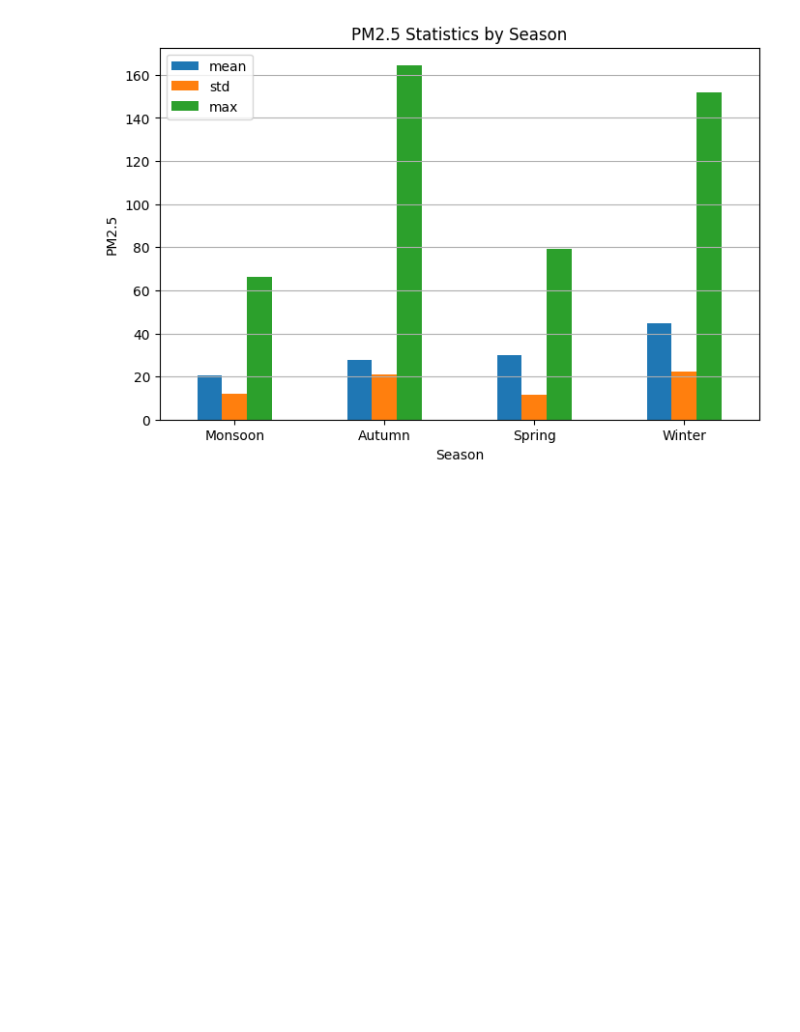
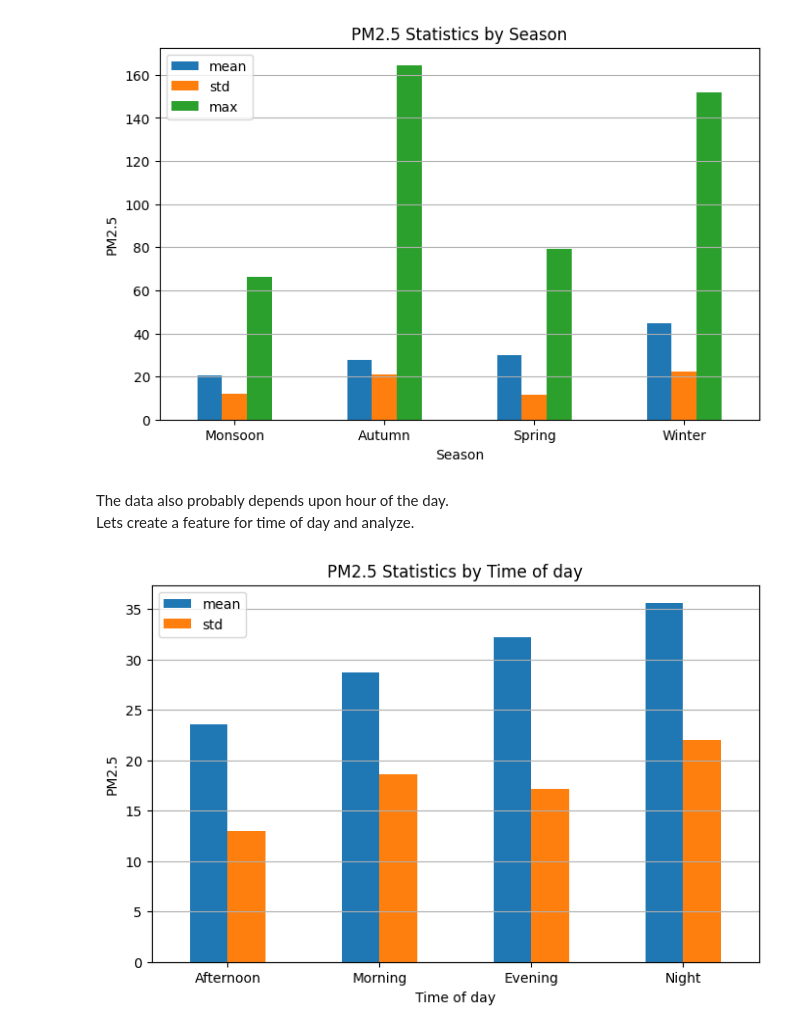
Before and after one commit to adarsha-7/pm25-forecasting, a Jupyter notebook: notebooks/eda/time_analysis.ipynb, the cells around one changed output. Drawn from its saved outputs; the diff is of its cells as text; code cells hidden in the pictures; blank space fills up the shorter version.

Commit message:
time of day analysis

```diff
--- a/notebooks/eda/time_analysis.ipynb
+++ b/notebooks/eda/time_analysis.ipynb
@@ -61,3 +54,32 @@ plt.grid(axis="y")
 plt.show()
 # %% [output]
 [figure]
+# %% [markdown]
+The data also probably depends upon hour of the day.
+Lets create a feature for time of day and analyze.
+# %%
+def get_time_of_day(hour):
+    if 5 <= hour < 12:
+        return "Morning"
+    elif 12 <= hour < 17:
+        return "Afternoon"
+    elif 17 <= hour < 20:
+        return "Evening"
+    else:
+        return "Night"
+
+data["time_of_day"] = data["hour"].apply(get_time_of_day)
+# %%
+stats = data.groupby("time_of_day")["pm2_5"].agg(["mean", "std"]).sort_values(by="mean")
+
+stats.plot(kind="bar", figsize=(8,5))
+
+plt.title("PM2.5 Statistics by Time of day")
+plt.xlabel("Time of day")
+plt.ylabel("PM2.5")
+plt.xticks(rotation=0)
+plt.grid(axis="y")
+
+plt.show()
+# %% [output]
+[figure, added]
```
Also changed, not shown: parts of 5 cells of this notebook, 1 other file.
